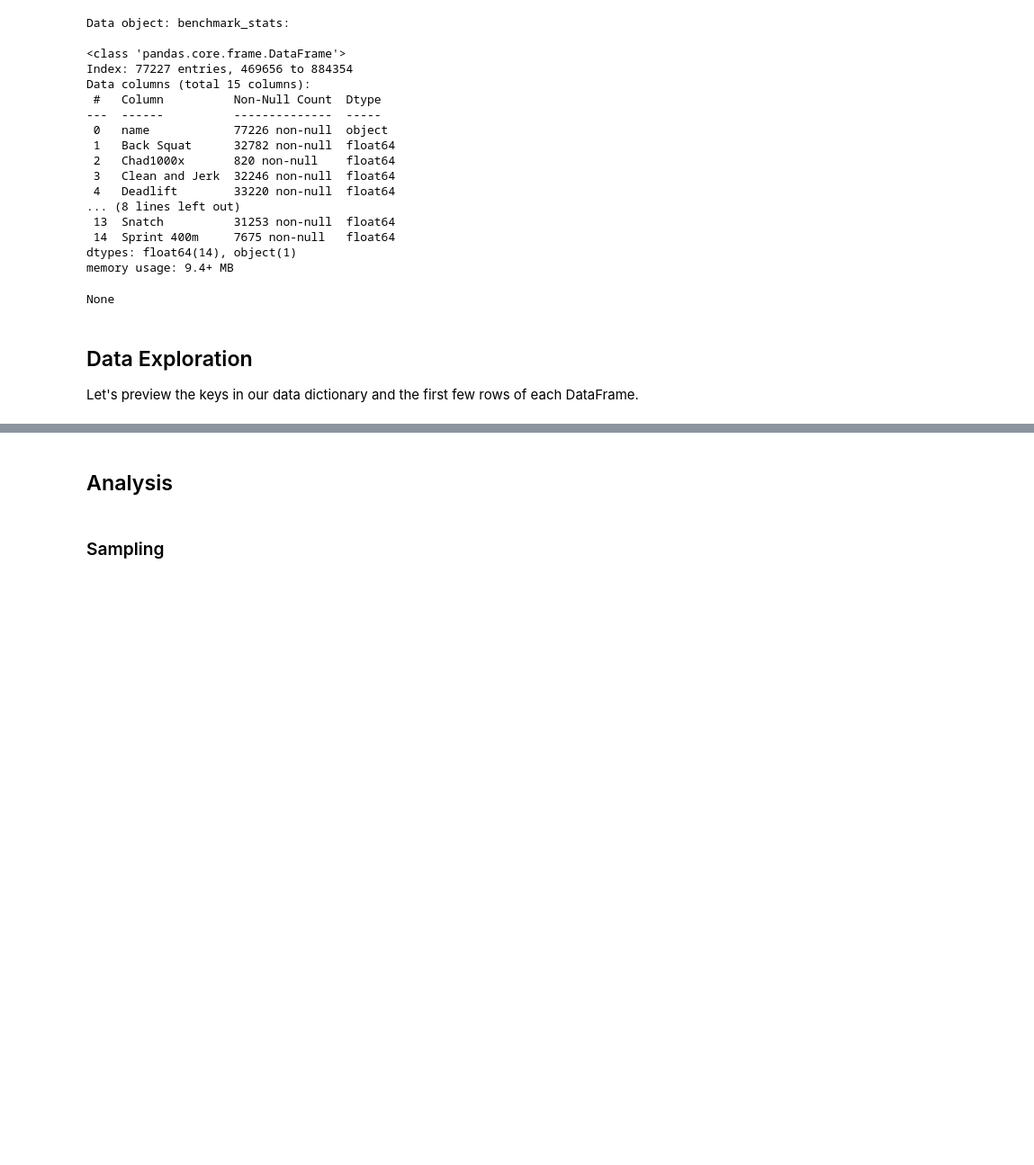
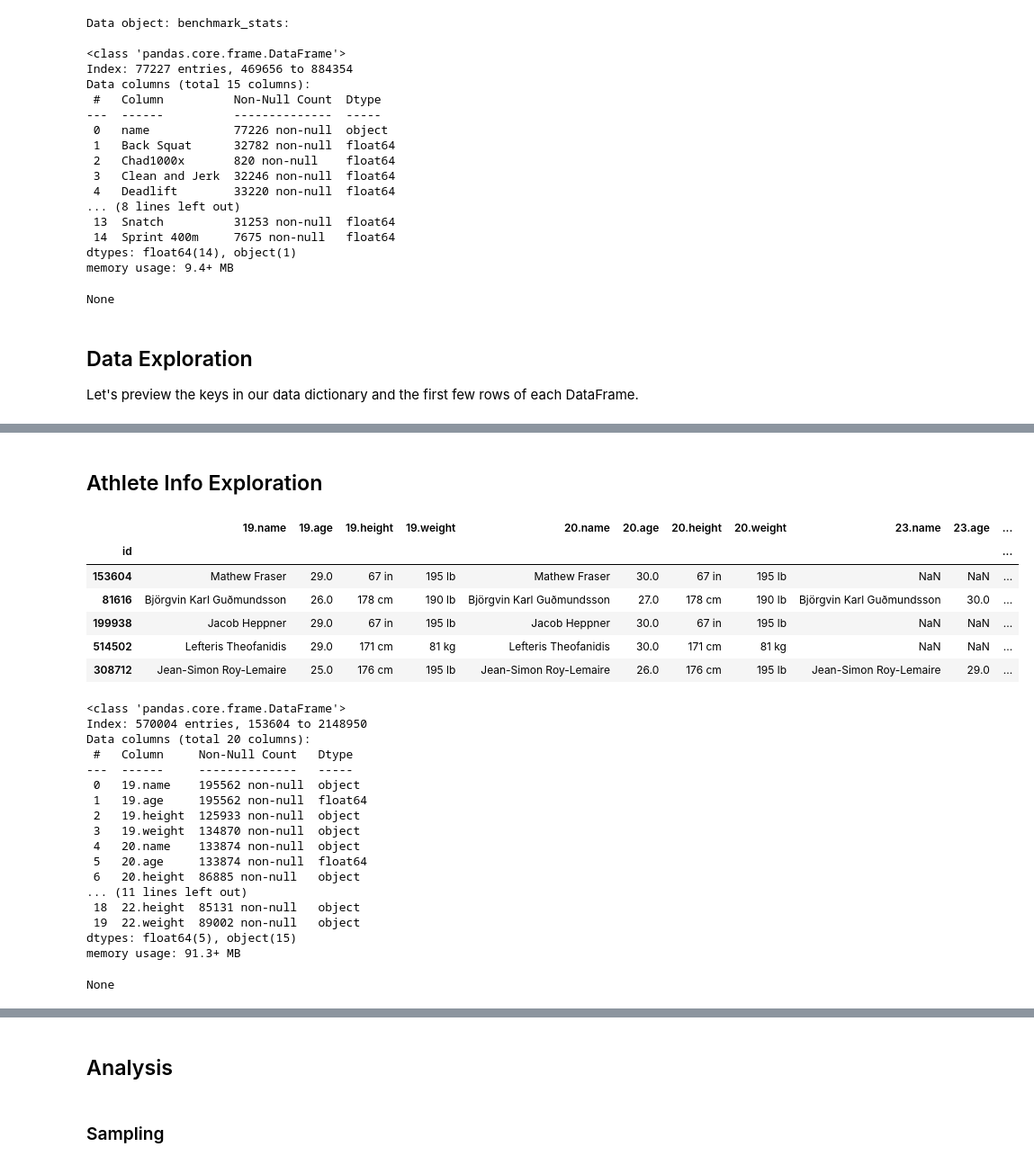
Before and after one commit to hassannaveed1997/WOD-prediction, a Jupyter notebook: modeling/jibran/General-EDA-v1.ipynb, the cells around one changed output, grey strips where cells are left out. Shown at 90% size. Saved outputs shown, nothing was run; the diff lists cells and outputs as text; code cells hidden in the pictures; blank space fills up the shorter version.

Commit message:
Athlete info exploration in Jibran's Jupyter notebook

```diff
--- a/modeling/jibran/General-EDA-v1.ipynb
+++ b/modeling/jibran/General-EDA-v1.ipynb
@@ -203,3 +203,35 @@ workout_descriptions data object:
           'goal': 'AMRAP',
           'time_cap': 12,
           'total_reps': None}}
+# %% [markdown]
+## Athlete Info Exploration
+# %%
+df_athinfo = data['athlete_info']
+display(df_athinfo.head())
+display(df_athinfo.info())
+# %% [output]
+|  | 19.name | 19.age | 19.height | 19.weight | 20.name | 20.age | 20.height | 20.weight | 23.name | 23.age | ... |
+| id |  |  |  |  |  |  |  |  |  |  | ... |
+| 153604 | Mathew Fraser | 29.0 | 67 in | 195 lb | Mathew Fraser | 30.0 | 67 in | 195 lb | NaN | NaN | ... |
+| 81616 | Björgvin Karl Guðmundsson | 26.0 | 178 cm | 190 lb | Björgvin Karl Guðmundsson | 27.0 | 178 cm | 190 lb | Björgvin Karl Guðmundsson | 30.0 | ... |
+| 199938 | Jacob Heppner | 29.0 | 67 in | 195 lb | Jacob Heppner | 30.0 | 67 in | 195 lb | NaN | NaN | ... |
+| 514502 | Lefteris Theofanidis | 29.0 | 171 cm | 81 kg | Lefteris Theofanidis | 30.0 | 171 cm | 81 kg | NaN | NaN | ... |
+| 308712 | Jean-Simon Roy-Lemaire | 25.0 | 176 cm | 195 lb | Jean-Simon Roy-Lemaire | 26.0 | 176 cm | 195 lb | Jean-Simon Roy-Lemaire | 29.0 | ... |
+<class 'pandas.core.frame.DataFrame'>
+Index: 570004 entries, 153604 to 2148950
+Data columns (total 20 columns):
+ #   Column     Non-Null Count   Dtype
+---  ------     --------------   -----
+ 0   19.name    195562 non-null  object
+ 1   19.age     195562 non-null  float64
+ 2   19.height  125933 non-null  object
+ 3   19.weight  134870 non-null  object
+ 4   20.name    133874 non-null  object
+ 5   20.age     133874 non-null  float64
+ 6   20.height  86885 non-null   object
+... (11 lines left out)
+ 18  22.height  85131 non-null   object
+ 19  22.weight  89002 non-null   object
+dtypes: float64(5), object(15)
+memory usage: 91.3+ MB
+None
```
Also changed, not shown: parts of 5 cells of this notebook.
